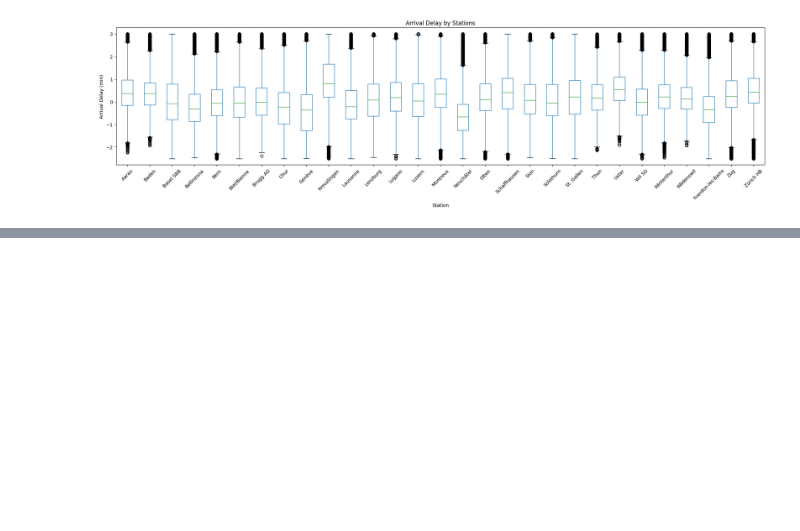
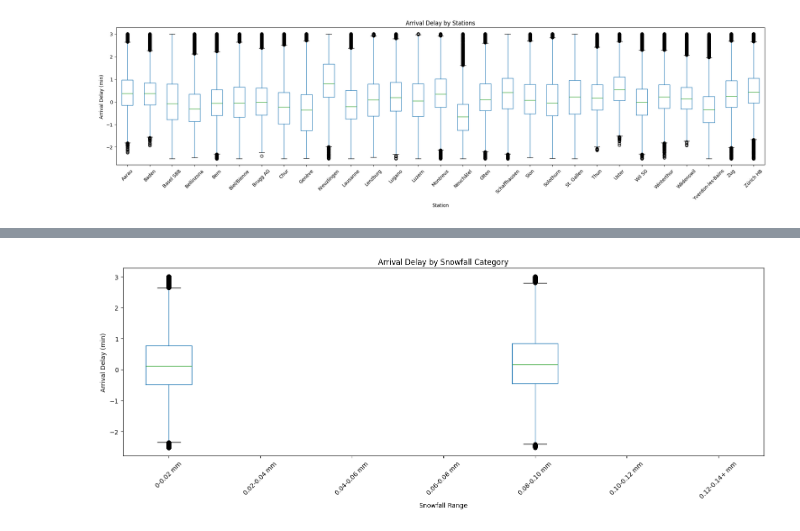
Before and after one commit to Bettomatt/CIP_FS25_211, a Jupyter notebook: scripts/visualizations_part3.ipynb, the cells around one changed output, grey strips where cells are left out. Cells and saved outputs as stored; diff of their text form; code cells hidden in the pictures; blank space fills up the shorter version.

```diff
--- a/scripts/visualizations_part3.ipynb
+++ b/scripts/visualizations_part3.ipynb
@@ -178,0 +207,17 @@ plt.show()
+# %%
+# Boxplot: Arrival Delay vs Precipitation
+data_no_nan.boxplot(
+    column='arrival_delay_min',
+    by='precipitation_category',
+    grid=False
+)
+
+plt.title("Arrival Delay by Snowfall Category")
+plt.suptitle("")  # Remove the default subtitle
+plt.xlabel("Snowfall Range")
+plt.ylabel("Arrival Delay (min)")
+plt.xticks(rotation=45)
+plt.tight_layout()
+plt.show()
+# %% [output]
+[figure, added]
```
Also changed, not shown: parts of 3 cells of this notebook, 1 other file.
